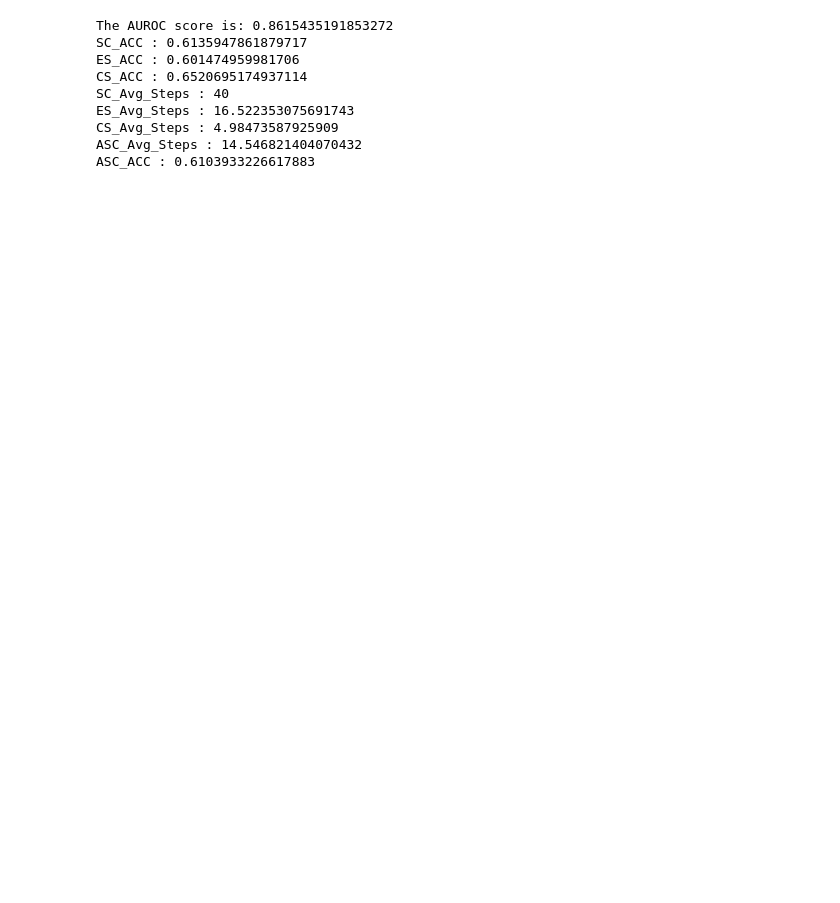
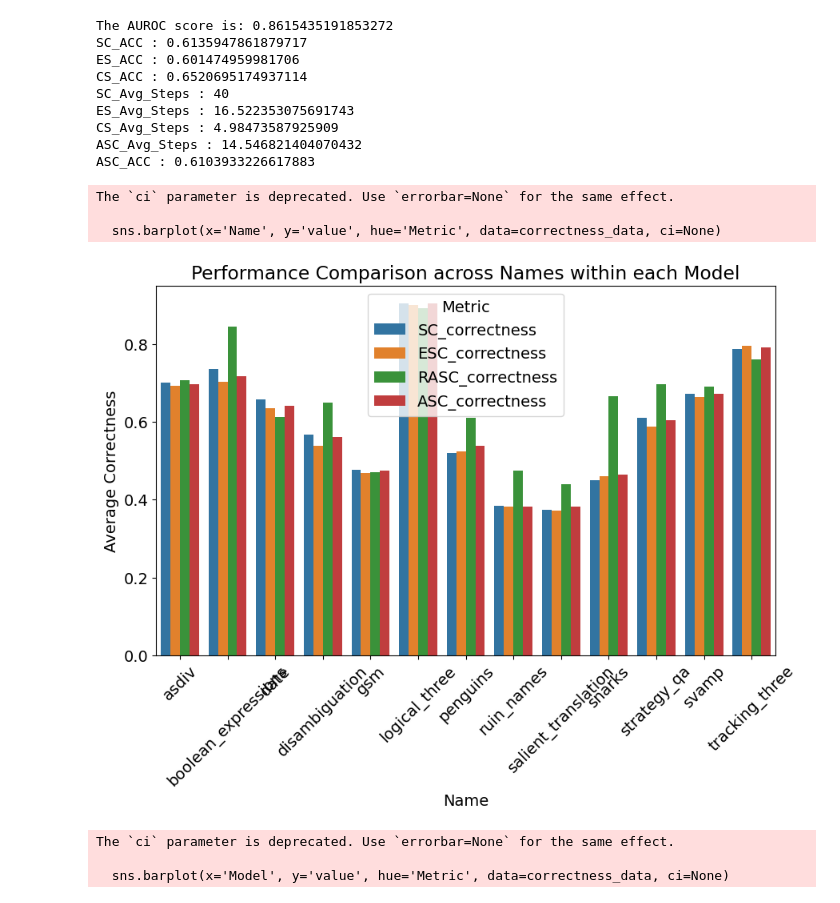
Before and after one commit to wan19990901/SC_conf, a Jupyter notebook: src/test_notebook/abalation_study.ipynb, the cells around one changed output. Saved outputs shown, nothing was run; the diff lists cells and outputs as text; code cells hidden in the pictures; blank space fills up the shorter version.

```diff
--- a/src/test_notebook/abalation_study.ipynb
+++ b/src/test_notebook/abalation_study.ipynb
@@ -460,3 +1174,55 @@ ES_Avg_Steps : 16.522353075691743
 CS_Avg_Steps : 4.98473587925909
 ASC_Avg_Steps : 14.546821404070432
 ASC_ACC : 0.6103933226617883
+# %%
+import pandas as pd
+import seaborn as sns
+import matplotlib.pyplot as plt
+
+df = df_final_asc
+
+df = df.rename(columns={'ES_steps':'ESC_steps','CS_steps':'RASC_steps','CS_correctness':'RASC_correctness','ES_correctness':'ESC_correctness',"asc_steps":"ASC_steps","asc_correctness":"ASC_correctness"})
+# Assuming df is your DataFrame that includes 'asc_correctness' and 'asc_steps'
+
+# Melt the DataFrame to convert it into a long format suitable for plotting
+# Include 'asc_correctness' and 'asc_steps' in value_vars
+melted_df = pd.melt(df, id_vars=['Name', 'Model'], value_vars=['SC_correctness', 'ESC_correctness', 'RASC_correctness', 'ASC_correctness', 'ASC_steps'], var_name='Metric')
+
+# Plot 1: Compare average performance across different Names within each Model for correctness metrics
+plt.figure(figsize=(10, 6))
+# Filter melted_df to exclude 'asc_steps' for correctness comparison
+correctness_data = melted_df[melted_df['Metric'] != 'ASC_steps']
+sns.barplot(x='Name', y='value', hue='Metric', data=correctness_data, ci=None)
+plt.title('Performance Comparison across Names within each Model')
+plt.xlabel('Name')
+plt.ylabel('Average Correctness')
+plt.legend(title='Metric')
+plt.xticks(rotation=45)
+plt.show()
+
+# Plot 2: Compare average performance across different Models within each Name for correctness metrics
+plt.figure(figsize=(10, 6))
+sns.barplot(x='Model', y='value', hue='Metric', data=correctness_data, ci=None)
+plt.title('Performance Comparison across Models on ASC\'s Datasets')
+plt.xlabel('Model')
+plt.ylabel('Average Correctness')
+plt.legend(title='Metric')
+plt.xticks(rotation=45)
+plt.show()
+
+# Plot 3: Heatmap to visualize the average performance for each combination of Name and Model for correctness metrics
+heatmap_data = correctness_data.groupby(['Name', 'Model', 'Metric'])['value'].mean().unstack(level=-1)
+plt.figure(figsize=(10, 8))
+sns.heatmap(heatmap_data, annot=True, cmap='YlGnBu', fmt='.2f', cbar_kws={'label': 'Average Correctness'})
+plt.title('Average Performance Heatmap on ASC\'s Datasets')
+plt.xlabel('Metric')
+plt.ylabel('Name')
+plt.show()
+# %% [output]
+The `ci` parameter is deprecated. Use `errorbar=None` for the same effect.
+
+  sns.barplot(x='Name', y='value', hue='Metric', data=correctness_data, ci=None)
+[figure, added]
+The `ci` parameter is deprecated. Use `errorbar=None` for the same effect.
+
+  sns.barplot(x='Model', y='value', hue='Metric', data=correctness_data, ci=None)
```
Also changed, not shown: parts of 19 cells of this notebook, 3 other files.
